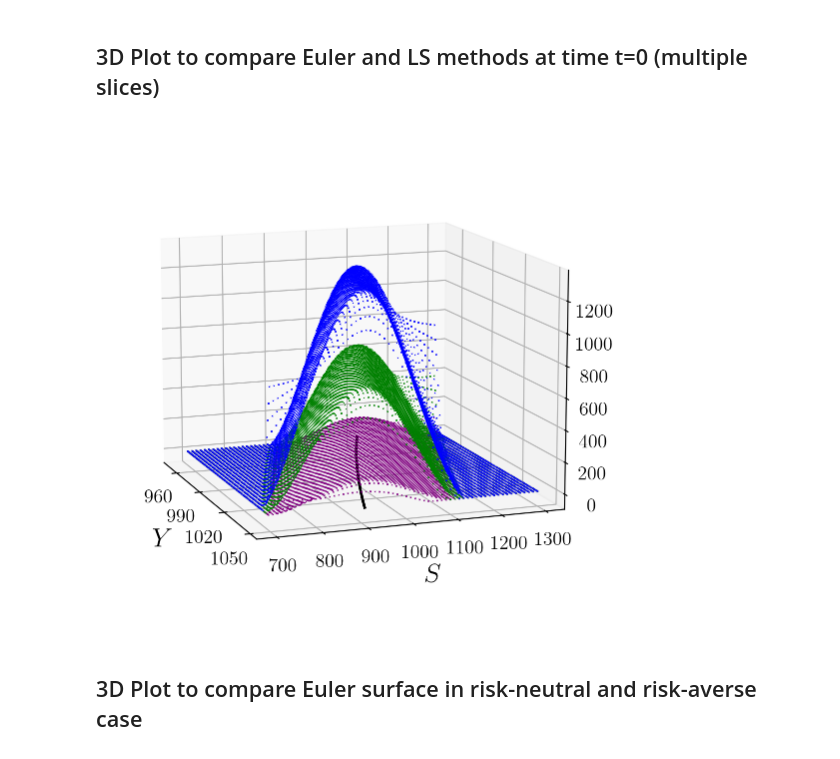
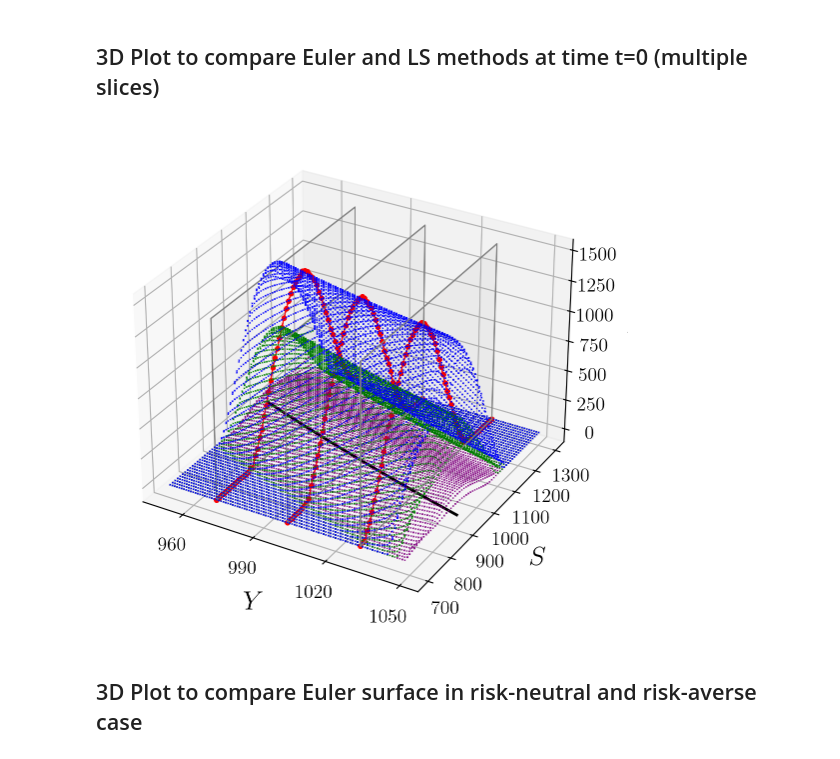
Before and after one commit to sb-bbr/AMM-Optimal-Exit-Time, a Jupyter notebook: Code/AMMSimulation.ipynb, the cells around one changed output. Saved outputs shown, nothing was run; the diff lists cells and outputs as text; code cells hidden in the pictures.

```diff
--- a/Code/AMMSimulation.ipynb
+++ b/Code/AMMSimulation.ipynb
@@ -377,9 +234,0 @@ plt.rcParams["font.size"] = fs
-# %%
-time_factor = 0.7
-
-# Load results
-with open(f'euler_vs_ls_results_{re.sub(r'\.', '-', str(time_factor))}.pkl', 'rb') as f:
-    loaded_dicts = pickle.load(f)
-
-value_function_LS_dict = loaded_dicts['value_function_LS_dict']
-res_euler = loaded_dicts['res_euler']
@@ -443,74 +342,76 @@ plt.show()
 # %% [markdown]
 ## 3D Plot to compare Euler and LS methods at time t=0 (multiple slices)
 # %%
-input_params = {**params_glob, **params_grid, **params_LP}
+space, jumps = np.meshgrid(res_dict_risk_neutral['res_euler_dict']['external_mid_price_S'], res_dict_risk_neutral['res_euler_dict']['jumps_grid'])
 
-space, jumps = np.meshgrid(res_euler['external_mid_price_S'], res_euler['jumps_grid'])
-value_function_euler = res_euler['V_matrix']
+# Euler
+value_function_euler = res_dict_risk_neutral['res_euler_dict']['V_matrix']
 
-x = jumps.flatten()
-y = space.flatten()
-#z = value_function_euler[int(params_grid['n_steps']*time_factor), :, :]
+# LS
+value_function_LS_dict = res_dict_risk_neutral['value_function_LS_dict']
 
 fig = plt.figure()
 ax = fig.add_subplot(111, projection='3d')
 
+# Prepare data for plotting
+x = jumps.flatten()
+y = space.flatten()
+
 for time_factor_k, color_k, alpha_k in zip([0, 0.5, 0.9], ['blue', 'green', 'purple'], [1, 1, 1]):
 
-    z = value_function_euler[-1 if time_factor == 1 else int(value_function_euler.shape[0]*time_factor_k), :, :]
+    z = value_function_euler[int(value_function_euler.shape[0]*time_factor_k), :, :]
     scatter = ax.scatter(x, y, z.flatten(), color=color_k, alpha=alpha_k, marker='x', s=0.1, label='Euler')
     #surface = ax.plot_surface(jumps, space, z, color=color_k, alpha=alpha_k, edgecolor='none')
 
 # Local Price Line
 x_lp = np.linspace(min(x), max(x), len(x))
-y_lp = params_LP['Y0'] * params_LP['X0'] / x_lp**2
+y_lp = params['Y0'] * params['X0'] / x_lp**2
 z_lp = np.zeros_like(x_lp)
 ax.plot(x_lp, y_lp, z_lp, color='black', linewidth=2, label='Local Price')
 
 # LS Line Slices
 for k in range(value_function_LS_dict['Y0'].shape[0]):
-    ax.plot(np.ones_like(res_euler['external_mid_price_S']) * value_function_LS_dict['Y0'][k],
-            res_euler['external_mid_price_S'],
+    ax.plot(np.ones_like(res_dict_risk_neutral['res_euler_dict']['external_mid_price_S']) * value_function_LS_dict['Y0'][k],
+            res_dict_risk_neutral['res_euler_dict']['external_mid_price_S'],
             value_function_LS_dict['value_function_LS'][k, :],
             color='red', marker='.',linewidth=1, label='LS Line Slice')
 
 # Add rectangular slices at certain jump levels
 slice_jumps = value_function_LS_dict['Y0']
-y_min, y_max = np.min(res_euler['external_mid_price_S']), np.max(res_euler['external_mid_price_S'])
-z_min, z_max = 0, v_max+100  # Adjust according to your data
+y_min, y_max = np.min(res_dict_risk_neutral['res_euler_dict']['external_mid_price_S']), np.max(res_dict_risk_neutral['res_euler_dict']['external_mid_price_S'])
+z_min, z_max = 0, np.max(res_dict_risk_neutral['res_euler_dict']['V_matrix']) + 100
 
 for j in slice_jumps:
     verts = [[
         (j, y_min, z_min),
         (j, y_max, z_min),
         (j, y_max, z_max),
         (j, y_min, z_max)
     ]]
     rect = Poly3DCollection(verts, facecolors='black', alpha=0.03, edgecolors='gray', linewidths=1)
     ax.add_collection3d(rect)
 
-# Titre et labels
+# Title and labels
 ax.set_xlabel(r'$Y$', fontsize=fsL,labelpad=8)
 ax.set_ylabel(r'$S$', fontsize=fsL,labelpad=8)
 ax.set_zlabel(r'$v$', fontsize=fsL,labelpad=8)
 
-# Ajuster la taille des ticks pour les axes X, Y et Z
+# Adjust tick sizes for X, Y, and Z axes
 ax.tick_params(axis='x', labelsize=fs)
 ax.tick_params(axis='y', labelsize=fs)
 ax.tick_params(axis='z', labelsize=fs)
 
 ax.xaxis.set_major_locator(MaxNLocator(nbins=4))
 
-ax.view_init(elev=12, azim=-20)
+#ax.view_init(elev=12, azim=-20)
 
 fig.subplots_adjust(top=0.99, bottom=0.01)
 
-# Afficher le plot
-#plt.savefig(f'3d-plot-euler-vs-ls-{re.sub(r'\.', '-', str(time_factor))}.pdf', dpi=dpi)
-plt.savefig(f'3d-plot-euler-time_factor-{re.sub(r'\.', '-', str(time_factor))}.pdf', dpi=dpi)
+# Save the plot
+plt.savefig(f'figures/3d-plot_euler_vs_LS.pdf', dpi=dpi)
 plt.show()
 # %% [output]
-[figure, old version]
+[figure, new version]
 # %% [markdown]
 ## 3D Plot to compare Euler surface in risk-neutral and risk-averse case
 # %%
```
Also changed, not shown: parts of 24 cells of this notebook, 44 other files.
